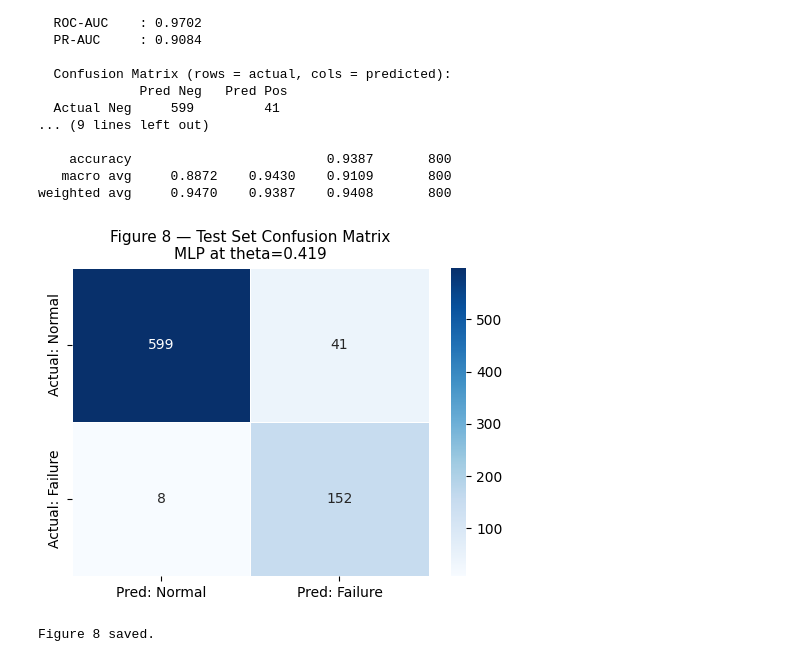
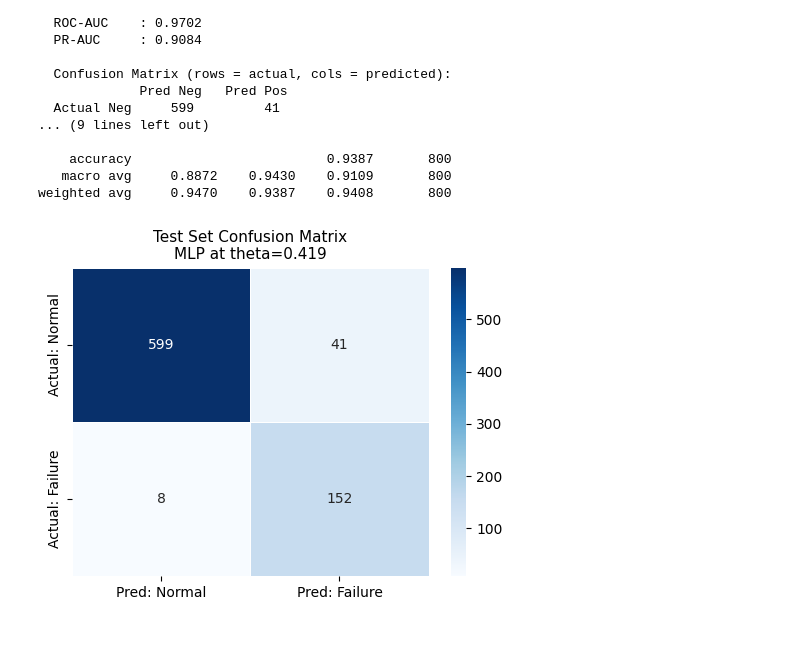
Before and after one commit to YameenMunir/Artificial-Intelligence-Coursework, a Jupyter notebook: notebook/CSI_6_ARI_2526_CW2_CODE_4214293.ipynb, the cells around one changed output. Saved outputs shown, nothing was run; the diff lists cells and outputs as text; code cells hidden in the pictures.

```diff
--- a/notebook/CSI_6_ARI_2526_CW2_CODE_4214293.ipynb
+++ b/notebook/CSI_6_ARI_2526_CW2_CODE_4214293.ipynb
@@ -1463,26 +1463,24 @@ FINAL TEST SET EVALUATION — MLP (theta=0.419)
 weighted avg     0.9470    0.9387    0.9408       800
 # %%
 # ─────────────────────────────────────────────────────────────────────────────
-# 4.9  Test set confusion matrix — Figure 8
+# 4.9  Test set confusion matrix
 # ─────────────────────────────────────────────────────────────────────────────
 
 import seaborn as sns
 
 fig, ax = plt.subplots(figsize=(5, 4))
 sns.heatmap(
     test_cm, annot=True, fmt='d', cmap='Blues',
     xticklabels=['Pred: Normal', 'Pred: Failure'],
     yticklabels=['Actual: Normal', 'Actual: Failure'],
     linewidths=0.5, ax=ax
 )
 ax.set_title(
-    f'Figure 8 — Test Set Confusion Matrix\n{CHAMPION_NAME} at theta={CHAMPION_THRESHOLD:.3f}',
+    f'Test Set Confusion Matrix\n{CHAMPION_NAME} at theta={CHAMPION_THRESHOLD:.3f}',
     fontsize=11
 )
 plt.tight_layout()
-plt.savefig('fig8_test_confusion_matrix.png', dpi=150, bbox_inches='tight')
+plt.savefig('test_confusion_matrix.png', dpi=150, bbox_inches='tight')
 plt.show()
-print("Figure 8 saved.")
 # %% [output]
-[figure, old version]
+[figure, new version]
-Figure 8 saved.
```
